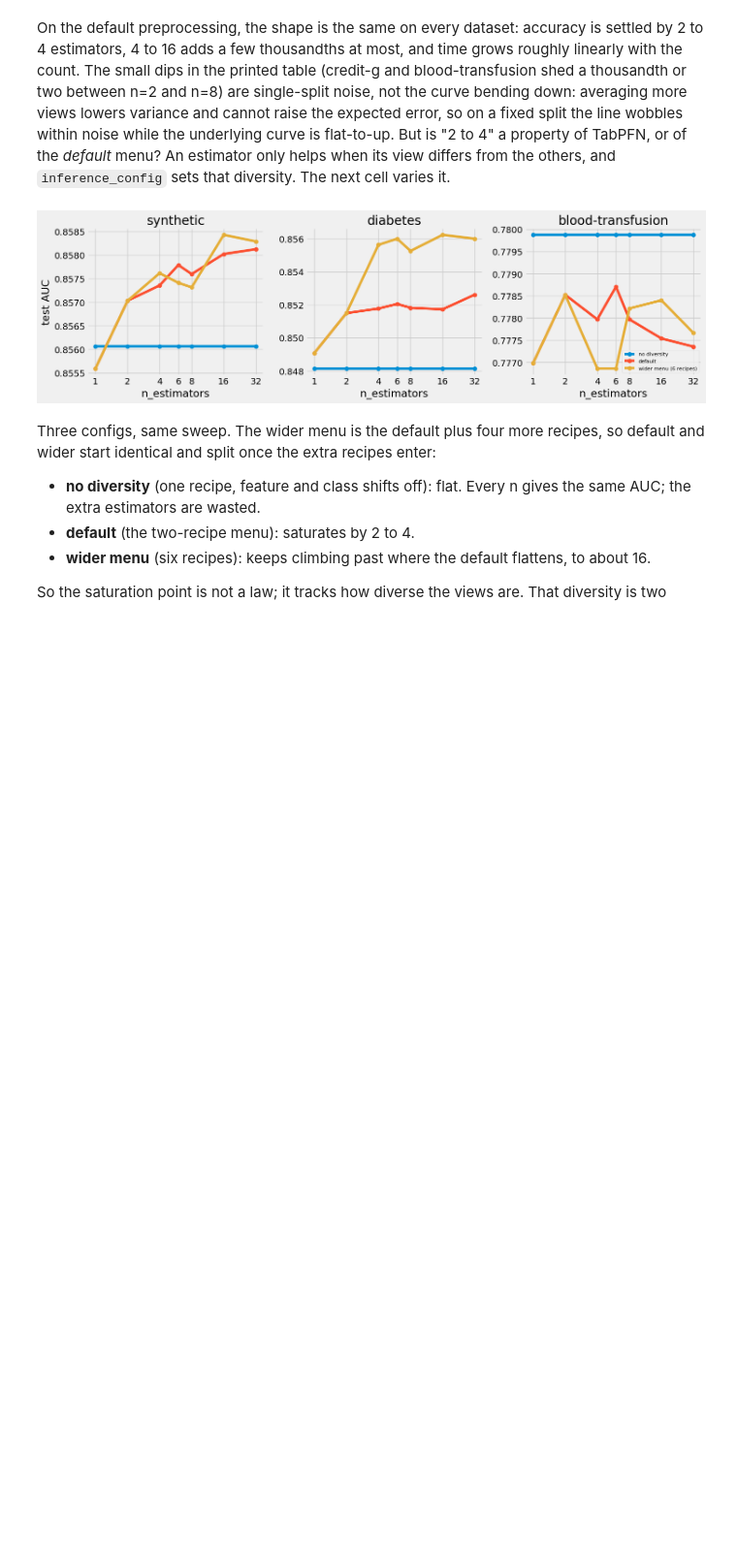
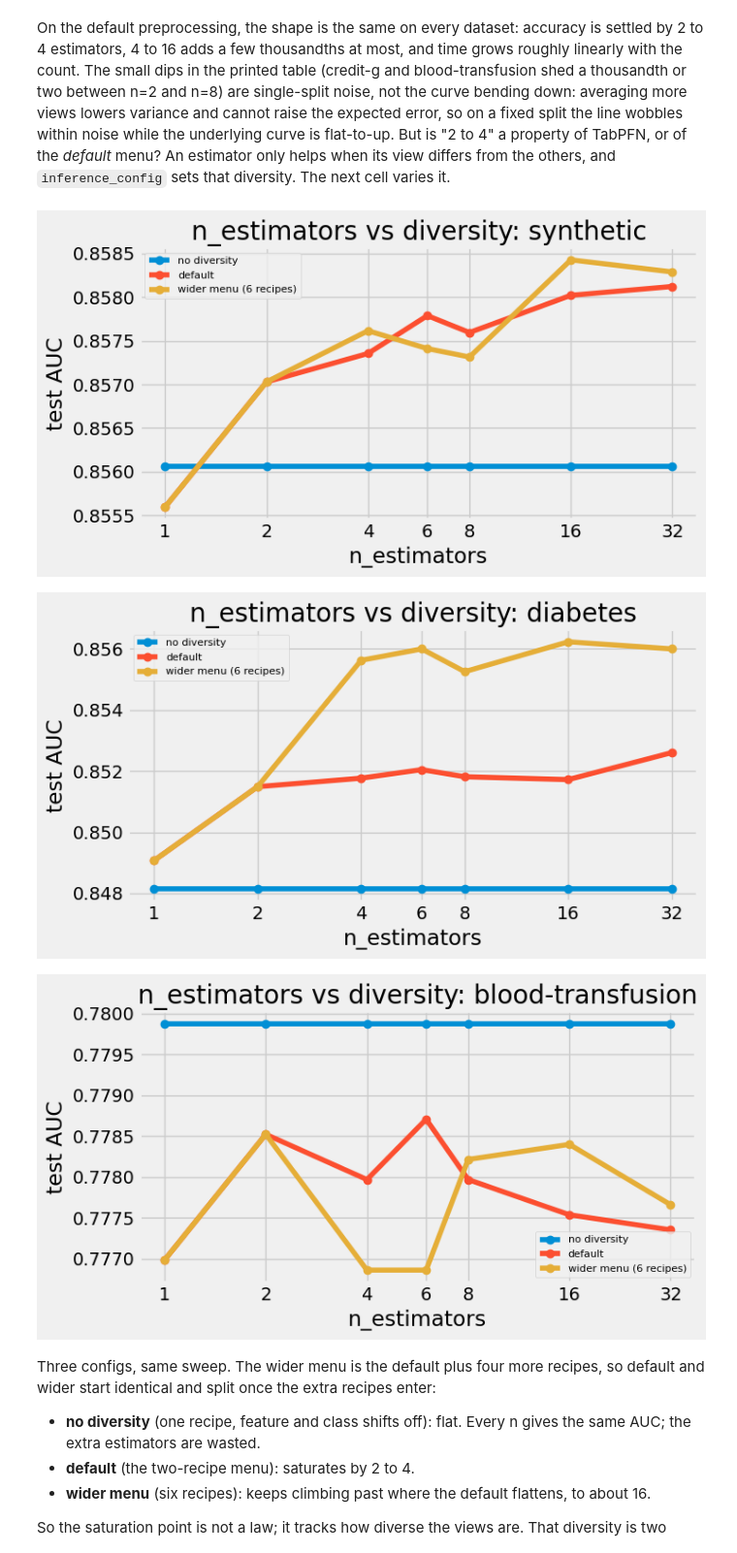
Before and after one commit to CardoAI/TabPFNPractitioner, a Jupyter notebook: notebooks/Parameters.ipynb, the cells around one changed output. Shown at 97% size. Cells and saved outputs as stored; diff of their text form; code cells hidden in the pictures; blank space fills up the shorter version.

```diff
--- a/notebooks/Parameters.ipynb
+++ b/notebooks/Parameters.ipynb
@@ -236,29 +256,31 @@ variants (`kdi`, `kdi_uni`, `norm_and_kdi`). The two cells below show what a few
 skewed column, and how the categorical encoding turns a category into numbers; both are illustrative on a
 single column, not a benchmark.
 # %%
-# What the scaling recipes do to a feature. We push one right-skewed column through the actual transforms
-# TabPFN's recipes draw from and look at the resulting distribution. Illustrative on one synthetic column:
-# the point is the shape each transform produces, not a benchmark.
+# What the scaling recipes do to a feature, as transfer curves: push a grid of raw values through the
+# actual transforms TabPFN's recipes draw from, and plot transformed against original. Illustrative on one
+# synthetic skewed column; the shape each transform produces is the point, not a benchmark.
 from tabpfn.preprocessing.steps.adaptive_quantile_transformer import AdaptiveQuantileTransformer
 from tabpfn.preprocessing.steps.squashing_scaler_transformer import SquashingScaler
 from sklearn.preprocessing import RobustScaler
 
 skewed = np.random.RandomState(0).lognormal(mean=0.0, sigma=1.0, size=4000).reshape(-1, 1)
+grid = np.linspace(float(skewed.min()), float(np.percentile(skewed, 99)), 300).reshape(-1, 1)
 transforms = {
     "none (raw)": None,
     "quantile_uni": AdaptiveQuantileTransformer(output_distribution="uniform"),
     "squashing_scaler_default": SquashingScaler(),
     "robust": RobustScaler(unit_variance=True),
 }
-fig, axes = plt.subplots(1, 4, figsize=(14, 3.1))
-for ax, (name, transform) in zip(axes, transforms.items()):
-    reshaped = skewed if transform is None else transform.fit_transform(skewed)
-    ax.hist(reshaped.ravel(), bins=60, color="#4c72b0")
-    ax.set_title(name, fontsize=10)
-    ax.set_yticks([])
-axes[0].set_ylabel("count")
-fig.suptitle("One skewed feature through the recipes: quantile flattens to uniform, squashing soft-clips "
-             "the tail, robust centers but keeps it", fontsize=11)
-fig.tight_layout()
-plt.show()
+fig, ax = plt.subplots(figsize=(7.6, 4.6))
+for name, transform in transforms.items():
+    if transform is None:
+        mapped = grid.ravel()
+    else:
+        transform.fit(skewed)
+        mapped = transform.transform(grid).ravel()
+    ax.plot(grid.ravel(), mapped, lw=2.2, label=name)
+ax.set_xlabel("original feature value"); ax.set_ylabel("transformed value")
+ax.set_title("quantile and squashing bound the long tail; robust and raw let it run", fontsize=11)
+ax.legend()
+fig.tight_layout(); plt.show()
 # %% [output]
@@ -495,41 +517,44 @@ config_datasets = {"synthetic": make_data(n=4000, seed=0),
 # read the default menu off a quick fit, then build "wider" as that menu plus four more recipes
 default_menu = list(TabPFNClassifier(n_estimators=8, random_state=0)
                     .fit(*config_datasets["synthetic"]).inference_config_.PREPROCESS_TRANSFORMS)
 wider_menu = default_menu + [
     PreprocessorConfig(name="safepower", categorical_name="numeric"),
     PreprocessorConfig(name="none", categorical_name="numeric"),
     PreprocessorConfig(name="quantile_norm", categorical_name="numeric", global_transformer_name="svd_quarter_components"),
     PreprocessorConfig(name="robust", categorical_name="numeric"),
 ]
 diversity_configs = {
     "no diversity": {"PREPROCESS_TRANSFORMS": [default_menu[0]], "FEATURE_SHIFT_METHOD": None, "CLASS_SHIFT_METHOD": None},
     "default": {},
     "wider menu (6 recipes)": {"PREPROCESS_TRANSFORMS": wider_menu},
 }
 estimator_grid = [1, 2, 4, 6, 8, 16, 32]
 
 config_rows = []
 for data_name, (X, y) in tqdm(config_datasets.items(), desc="n_estimators x config"):
     X_train, X_test, y_train, y_test = train_test_split(X, y, test_size=0.4, random_state=0, stratify=y)
     for config_name, cfg in diversity_configs.items():
         for n in estimator_grid:
             model = TabPFNClassifier(n_estimators=n, random_state=0, inference_config=cfg).fit(X_train, y_train)
             auc = roc_auc_score(y_test, model.predict_proba(X_test)[:, 1])
             config_rows.append({"dataset": data_name, "config": config_name, "n_estimators": n, "auc": auc})
 
 config_sweep = pd.DataFrame(config_rows)
-fig, axes = plt.subplots(1, 3, figsize=(15, 4.5))
-for ax, data_name in zip(axes, config_datasets):
-    sub = config_sweep[config_sweep.dataset == data_name]
+for data_name in config_datasets:
+    rows_for_dataset = config_sweep[config_sweep.dataset == data_name]
+    fig, ax = plt.subplots(figsize=(7.5, 4.2))
     for config_name in diversity_configs:
-        line = sub[sub.config == config_name].sort_values("n_estimators")
+        line = rows_for_dataset[rows_for_dataset.config == config_name].sort_values("n_estimators")
         ax.plot(line.n_estimators, line.auc, marker="o", label=config_name)
     ax.set_xscale("log", base=2); ax.set_xticks(estimator_grid); ax.set_xticklabels(estimator_grid)
-    ax.set_title(data_name); ax.set_xlabel("n_estimators")
-axes[0].set_ylabel("test AUC"); axes[-1].legend(fontsize=8)
-fig.tight_layout(); plt.show()
+    ax.set_title(f"n_estimators vs diversity: {data_name}")
+    ax.set_xlabel("n_estimators"); ax.set_ylabel("test AUC")
+    ax.legend(fontsize=8)
+    fig.tight_layout(); plt.show()
 # %% [output]
-[figure, old version]
+[figure, new version]
+[figure, added]
+[figure, added]
 # %% [markdown]
 Three configs, same sweep. The wider menu is the default plus four more recipes, so default and wider start
 identical and split once the extra recipes enter:
```
Also changed, not shown: parts of 6 cells of this notebook.
